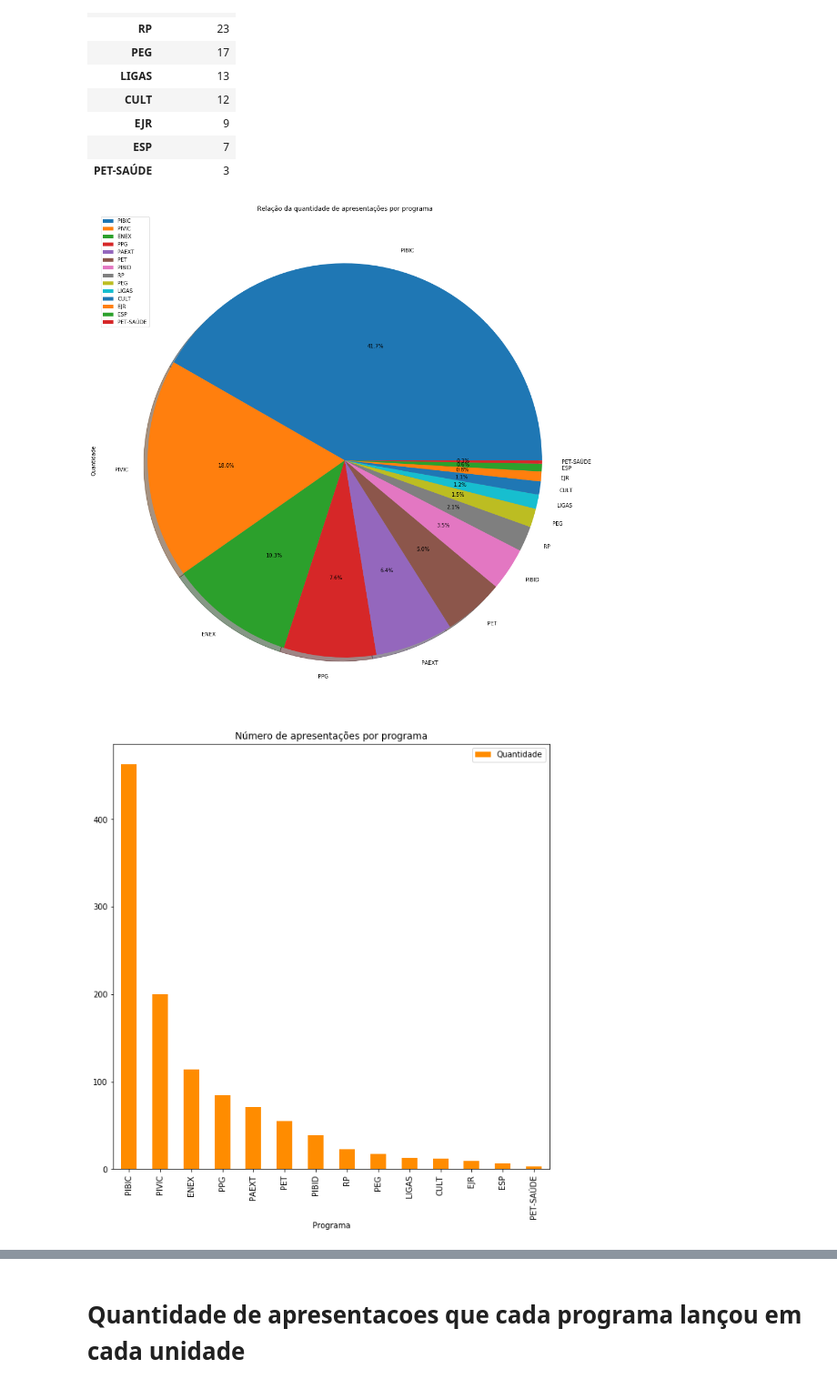
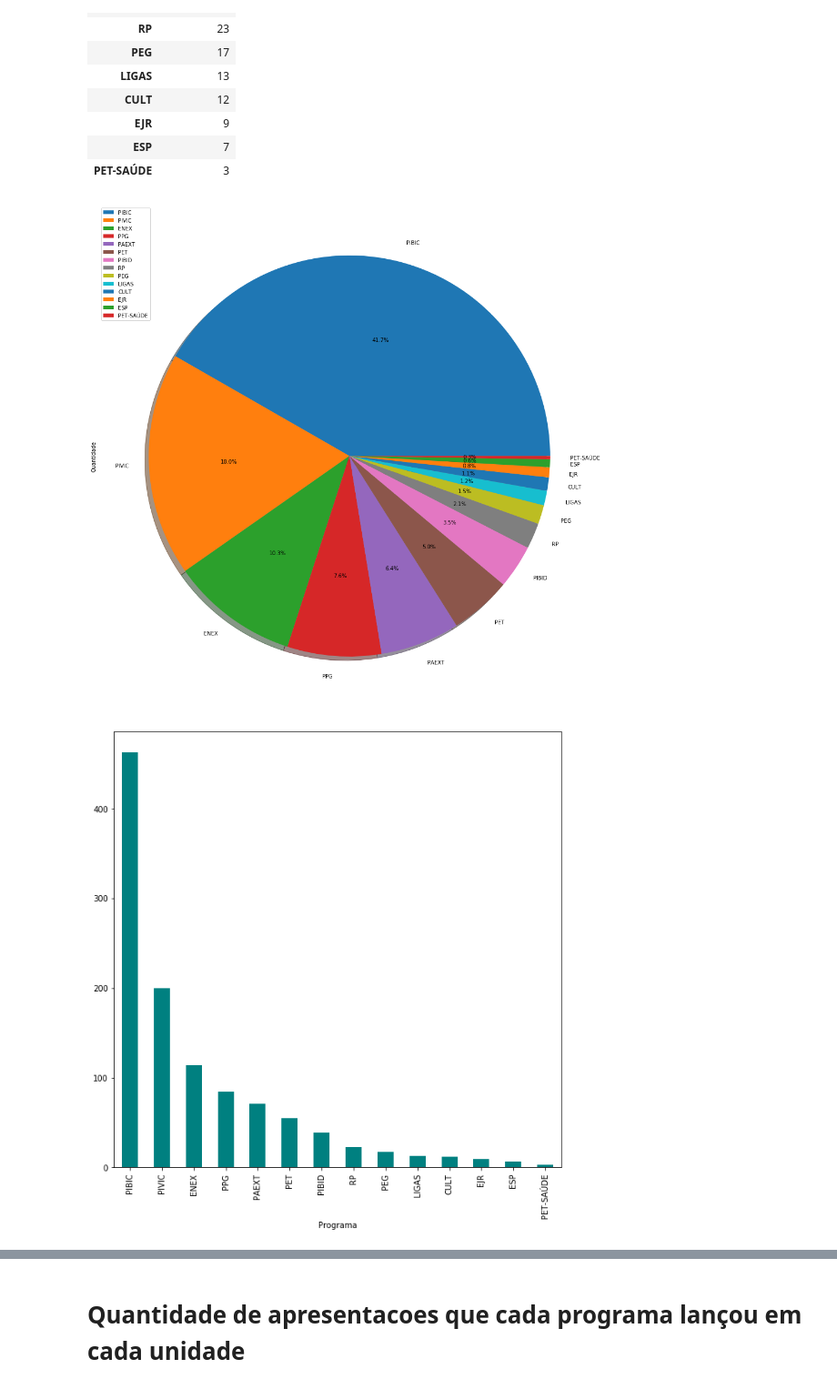
Before and after one commit to danbailo/DataAnalysis-UFMS, a Jupyter notebook: script.ipynb, the cells around one changed output, grey strips where cells are left out. Shown at 91% size. Saved outputs shown, nothing was run; the diff lists cells and outputs as text; code cells hidden in the pictures.

```diff
--- a/script.ipynb
+++ b/script.ipynb
@@ -121,18 +158,18 @@ qtd_programa
 # %%
 qtd_programa.to_excel('docs/qtd_programa.xlsx')
 # %%
-programa_pie = qtd_programa.plot.pie(y='Quantidade',figsize=(17, 20), shadow=True, autopct='%1.1f%%',title='Relação da quantidade de apresentações por programa')
+programa_pie = qtd_programa.plot.pie(y='Quantidade',figsize=(17, 20), shadow=True, autopct='%1.1f%%')
 # %% [output]
-[figure, old version]
+[figure, new version]
 # %%
 programa_pie_fig = programa_pie.get_figure()
 # %%
 programa_pie_fig.savefig('img/programa_pie.pdf')
 # %%
 #ax = qtd_programa.plot(color='teal',figsize=(10,10), label='Quantidade', legend=False)
-programa_bar = qtd_programa.plot(color='darkorange',figsize=(10,10), label='Quantidade', kind='bar',title='Número de apresentações por programa')
+programa_bar = qtd_programa.plot(color='teal',figsize=(10,10), label='Quantidade', kind='bar', legend=False)
 # %% [output]
-[figure, old version]
+[figure, new version]
 # %%
 for p in programa_bar.patches: programa_bar.annotate('{}'.format(str(p.get_height())), (p.get_x(), p.get_height()))
 # %%
```
Also changed, not shown: parts of 40 cells of this notebook, 25 other files.
